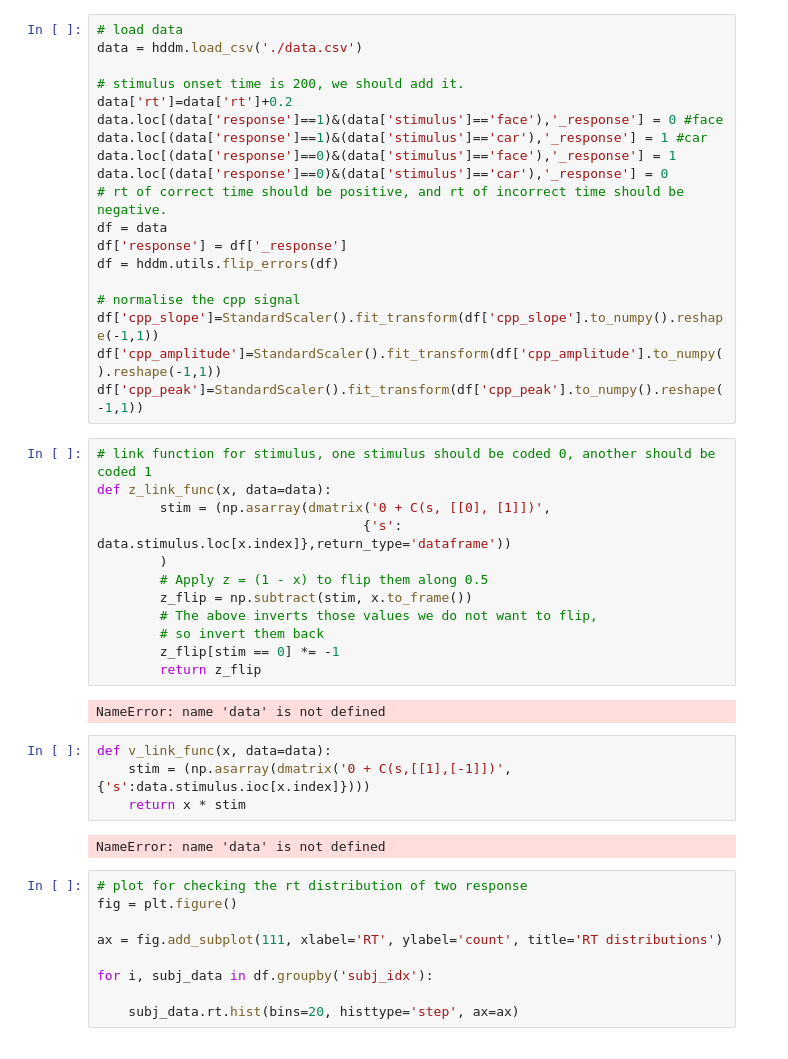
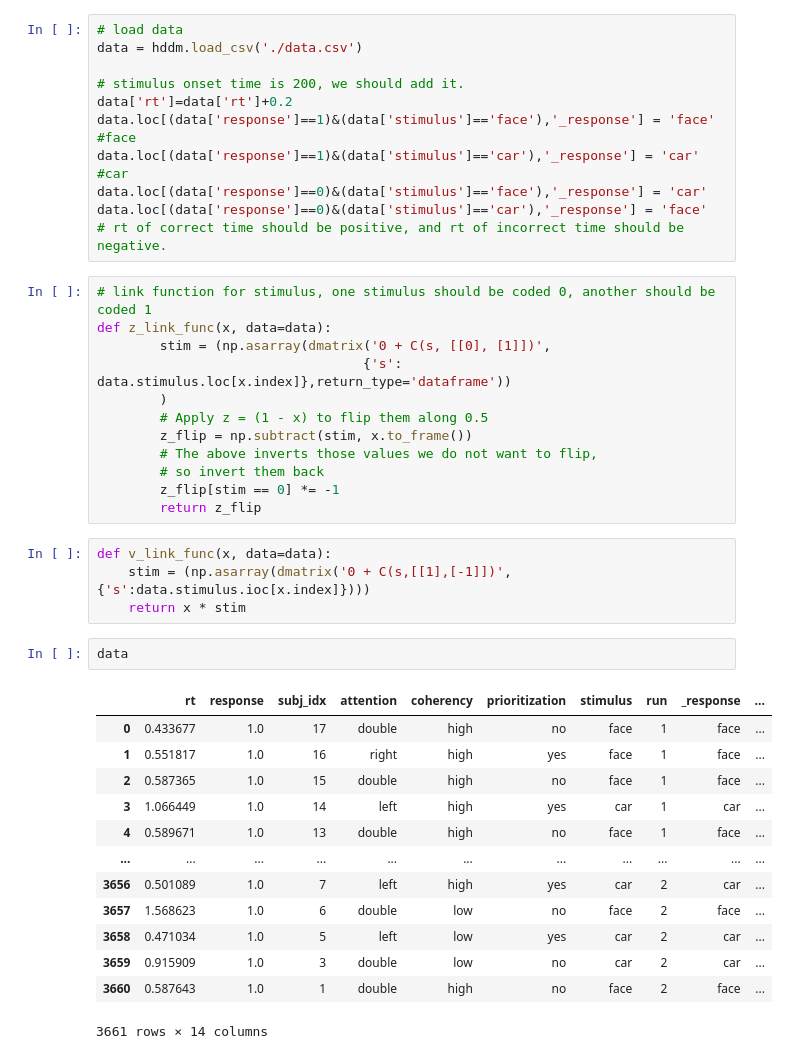
Before and after one commit to Yikang1020/Central-parietal-positive, a Jupyter notebook: 2_Study/2_4_Analysis/2_4_2_Scripts/Check_data.ipynb, the cells around one changed output. Saved outputs shown, nothing was run; the diff lists cells and outputs as text.

```diff
--- a/2_Study/2_4_Analysis/2_4_2_Scripts/Check_data.ipynb
+++ b/2_Study/2_4_Analysis/2_4_2_Scripts/Check_data.ipynb
@@ -19,19 +22,11 @@ data = hddm.load_csv('./data.csv')
 
 # stimulus onset time is 200, we should add it.
 data['rt']=data['rt']+0.2
-data.loc[(data['response']==1)&(data['stimulus']=='face'),'_response'] = 0 #face
-data.loc[(data['response']==1)&(data['stimulus']=='car'),'_response'] = 1 #car
-data.loc[(data['response']==0)&(data['stimulus']=='face'),'_response'] = 1
-data.loc[(data['response']==0)&(data['stimulus']=='car'),'_response'] = 0
+data.loc[(data['response']==1)&(data['stimulus']=='face'),'_response'] = 'face' #face
+data.loc[(data['response']==1)&(data['stimulus']=='car'),'_response'] = 'car' #car
+data.loc[(data['response']==0)&(data['stimulus']=='face'),'_response'] = 'car'
+data.loc[(data['response']==0)&(data['stimulus']=='car'),'_response'] = 'face'
 # rt of correct time should be positive, and rt of incorrect time should be negative.
-df = data
-df['response'] = df['_response']
-df = hddm.utils.flip_errors(df)
-
-# normalise the cpp signal
-df['cpp_slope']=StandardScaler().fit_transform(df['cpp_slope'].to_numpy().reshape(-1,1))
-df['cpp_amplitude']=StandardScaler().fit_transform(df['cpp_amplitude'].to_numpy().reshape(-1,1))
-df['cpp_peak']=StandardScaler().fit_transform(df['cpp_peak'].to_numpy().reshape(-1,1))
 # %%
 # link function for stimulus, one stimulus should be coded 0, another should be coded 1
 def z_link_func(x, data=data):
@@ -44,20 +39,23 @@ def z_link_func(x, data=data):
         # so invert them back
         z_flip[stim == 0] *= -1
         return z_flip
-# %% [output]
-NameError: name 'data' is not defined
 # %%
 def v_link_func(x, data=data):
     stim = (np.asarray(dmatrix('0 + C(s,[[1],[-1]])', {'s':data.stimulus.ioc[x.index]})))
     return x * stim
-# %% [output]
-NameError: name 'data' is not defined
-# %%
-# plot for checking the rt distribution of two response
-fig = plt.figure()
-
-ax = fig.add_subplot(111, xlabel='RT', ylabel='count', title='RT distributions')
-
-for i, subj_data in df.groupby('subj_idx'):
-
-    subj_data.rt.hist(bins=20, histtype='step', ax=ax)
+# %%
+data
+# %% [output]
+|  | rt | response | subj_idx | attention | coherency | prioritization | stimulus | run | _response | ... |
+| 0 | 0.433677 | 1.0 | 17 | double | high | no | face | 1 | face | ... |
+| 1 | 0.551817 | 1.0 | 16 | right | high | yes | face | 1 | face | ... |
+| 2 | 0.587365 | 1.0 | 15 | double | high | no | face | 1 | face | ... |
+| 3 | 1.066449 | 1.0 | 14 | left | high | yes | car | 1 | car | ... |
+| 4 | 0.589671 | 1.0 | 13 | double | high | no | face | 1 | face | ... |
+| ... | ... | ... | ... | ... | ... | ... | ... | ... | ... | ... |
+| 3656 | 0.501089 | 1.0 | 7 | left | high | yes | car | 2 | car | ... |
+| 3657 | 1.568623 | 1.0 | 6 | double | low | no | face | 2 | face | ... |
+| 3658 | 0.471034 | 1.0 | 5 | left | low | yes | car | 2 | car | ... |
+| 3659 | 0.915909 | 1.0 | 3 | double | low | no | car | 2 | car | ... |
+| 3660 | 0.587643 | 1.0 | 1 | double | high | no | face | 2 | face | ... |
+3661 rows × 14 columns
```
Also changed, not shown: parts of 11 cells of this notebook.
